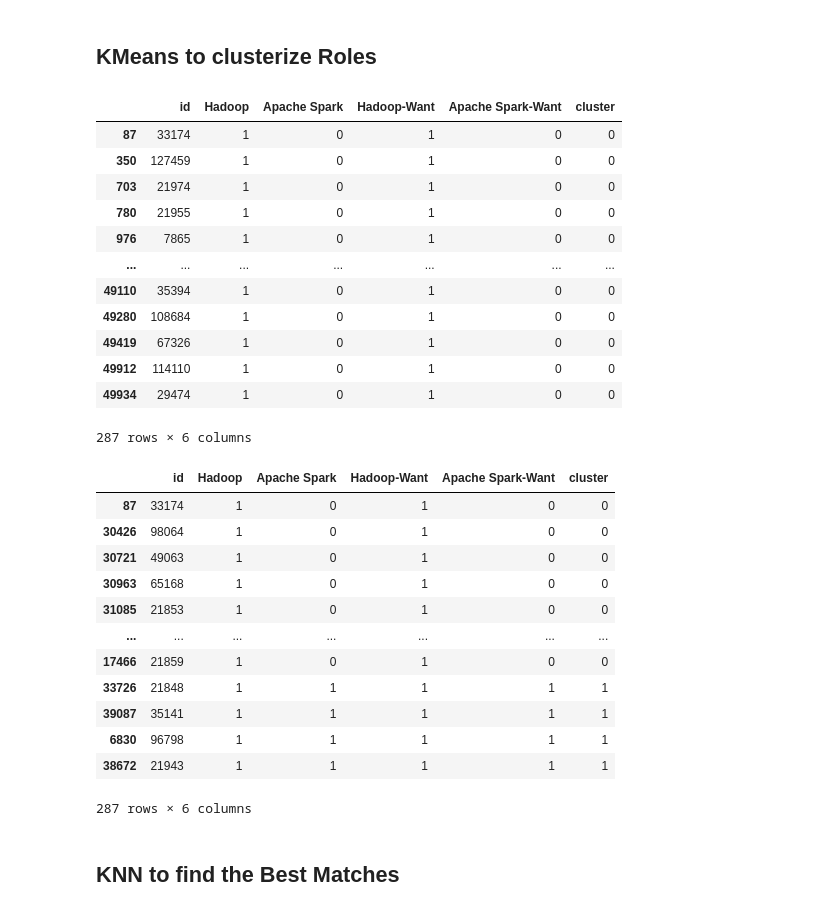
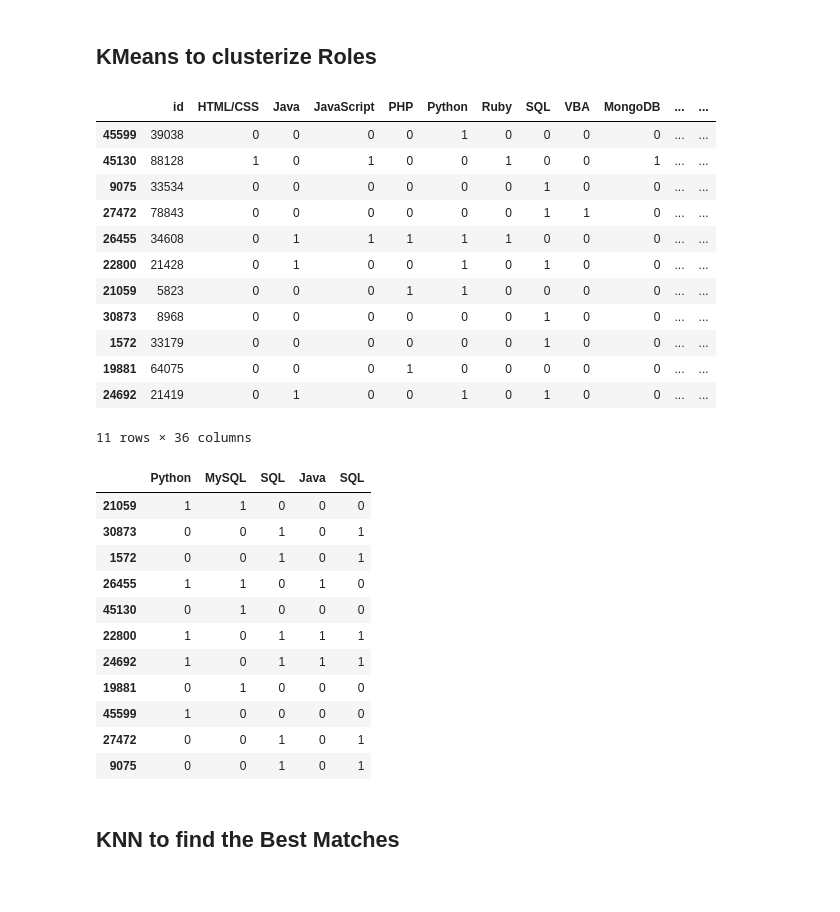
Before and after one commit to vcmueller/masterthesis, a Jupyter notebook: Model-Requirements.ipynb, the cells around one changed output. Saved outputs shown, nothing was run; the diff lists cells and outputs as text; code cells hidden in the pictures.

```diff
--- a/Model-Requirements.ipynb
+++ b/Model-Requirements.ipynb
@@ -13,8 +13,8 @@ import numpy as np
 # Get employee's profile
 
 # List skills that the person has and also the list of interests
-person_skills = ['Hadoop','Apache Spark']
-person_interests = ['Apache Spark', 'Hadoop']
+person_skills = ['Python','MySQL','SQL','Java','Microsoft Azure','Kubernetes','Docker']
+person_interests = ['SQL']
 level_requirement = 'Architect'#'Mid-level' # not used in this match
 
 # All skills available
@@ -98,11 +118,13 @@ Name: 660, Length: 50000, dtype: object
 #skills_df = pandas.read_csv(filepath_or_buffer="data/skill-list.csv", sep=",", encoding="latin1")
 #skills_df
 
+df = df.sample(100)
+
 # Get only positions with skills that are mapped
-#skills = skills_df['skill']
+skills = skills_df['skill']
 
 # Get only skills that are relevant for the person
-skills = person_all_skills
+#skills = person_all_skills
 
 # Account for synonyms
 synonym_skill = skills_df['synonym']
@@ -137,0 +155,13 @@ See the caveats in the documentation: https://pandas.pydata.org/pandas-docs/stab
+# %%
+
+# Remove rows where the person's skills is not mentioned
+df = df.loc[(df[person_all_skills] != 0).any(axis=1)]
+#df
+other_skills = [x for x in list(df.columns.values) if x not in person_all_skills]
+
+# Remove columns where all values are 0 - unless they are one of the person's skills
+df = df.loc[:, (df != 0).any(axis=0)]
+
+## need to add logic to not remove the person's skills
+
+df
@@ -139,6 +182,8 @@ See the caveats in the documentation: https://pandas.pydata.org/pandas-docs/stab
 #synonym_skill[skills.index("Python")]
 #skills[find_index(skills, "Microsoft Azure")].lower()
 #skills
+
+skills = columns = list(df.drop(columns=['id','Skills']).columns)
 
 # Remove unused columns and replicate skills columns to interests
 for skill in skills:
@@ -261,39 +323,39 @@ df_clusters = df
 df_clusters["cluster"] = clusters
 df_clusters
 # %% [output]
-|  | id | Hadoop | Apache Spark | Hadoop-Want | Apache Spark-Want | cluster |
-| 87 | 33174 | 1 | 0 | 1 | 0 | 0 |
-| 350 | 127459 | 1 | 0 | 1 | 0 | 0 |
-| 703 | 21974 | 1 | 0 | 1 | 0 | 0 |
-| 780 | 21955 | 1 | 0 | 1 | 0 | 0 |
-| 976 | 7865 | 1 | 0 | 1 | 0 | 0 |
-| ... | ... | ... | ... | ... | ... | ... |
-| 49110 | 35394 | 1 | 0 | 1 | 0 | 0 |
-| 49280 | 108684 | 1 | 0 | 1 | 0 | 0 |
-| 49419 | 67326 | 1 | 0 | 1 | 0 | 0 |
-| 49912 | 114110 | 1 | 0 | 1 | 0 | 0 |
-| 49934 | 29474 | 1 | 0 | 1 | 0 | 0 |
+|  | id | HTML/CSS | Java | JavaScript | PHP | Python | Ruby | SQL | VBA | MongoDB | ... | ... |
+| 45599 | 39038 | 0 | 0 | 0 | 0 | 1 | 0 | 0 | 0 | 0 | ... | ... |
+| 45130 | 88128 | 1 | 0 | 1 | 0 | 0 | 1 | 0 | 0 | 1 | ... | ... |
+| 9075 | 33534 | 0 | 0 | 0 | 0 | 0 | 0 | 1 | 0 | 0 | ... | ... |
+| 27472 | 78843 | 0 | 0 | 0 | 0 | 0 | 0 | 1 | 1 | 0 | ... | ... |
+| 26455 | 34608 | 0 | 1 | 1 | 1 | 1 | 1 | 0 | 0 | 0 | ... | ... |
+| 22800 | 21428 | 0 | 1 | 0 | 0 | 1 | 0 | 1 | 0 | 0 | ... | ... |
+| 21059 | 5823 | 0 | 0 | 0 | 1 | 1 | 0 | 0 | 0 | 0 | ... | ... |
+| 30873 | 8968 | 0 | 0 | 0 | 0 | 0 | 0 | 1 | 0 | 0 | ... | ... |
+| 1572 | 33179 | 0 | 0 | 0 | 0 | 0 | 0 | 1 | 0 | 0 | ... | ... |
+| 19881 | 64075 | 0 | 0 | 0 | 1 | 0 | 0 | 0 | 0 | 0 | ... | ... |
+| 24692 | 21419 | 0 | 1 | 0 | 0 | 1 | 0 | 1 | 0 | 0 | ... | ... |
-287 rows × 6 columns
+11 rows × 36 columns
 # %%
 #print(df_clusters.drop(columns=["ResponseId","YearsCodePro","Skills-Have","Skills-Want"]).drop_duplicates().count())
 #print(df_clusters['cluster'].max())
 
 roles_df = df_clusters.sort_values("cluster")
-roles_df
+list_of_skills = [x for x in person_all_skills if x in list(roles_df.columns.values)]
+roles_df[list_of_skills]
 # %% [output]
-|  | id | Hadoop | Apache Spark | Hadoop-Want | Apache Spark-Want | cluster |
-| 87 | 33174 | 1 | 0 | 1 | 0 | 0 |
-| 30426 | 98064 | 1 | 0 | 1 | 0 | 0 |
-| 30721 | 49063 | 1 | 0 | 1 | 0 | 0 |
-| 30963 | 65168 | 1 | 0 | 1 | 0 | 0 |
-| 31085 | 21853 | 1 | 0 | 1 | 0 | 0 |
-| ... | ... | ... | ... | ... | ... | ... |
-| 17466 | 21859 | 1 | 0 | 1 | 0 | 0 |
-| 33726 | 21848 | 1 | 1 | 1 | 1 | 1 |
-| 39087 | 35141 | 1 | 1 | 1 | 1 | 1 |
-| 6830 | 96798 | 1 | 1 | 1 | 1 | 1 |
-| 38672 | 21943 | 1 | 1 | 1 | 1 | 1 |
+|  | Python | MySQL | SQL | Java | SQL |
+| 21059 | 1 | 1 | 0 | 0 | 0 |
+| 30873 | 0 | 0 | 1 | 0 | 1 |
+| 1572 | 0 | 0 | 1 | 0 | 1 |
+| 26455 | 1 | 1 | 0 | 1 | 0 |
+| 45130 | 0 | 1 | 0 | 0 | 0 |
+| 22800 | 1 | 0 | 1 | 1 | 1 |
+| 24692 | 1 | 0 | 1 | 1 | 1 |
+| 19881 | 0 | 1 | 0 | 0 | 0 |
+| 45599 | 1 | 0 | 0 | 0 | 0 |
+| 27472 | 0 | 0 | 1 | 0 | 1 |
+| 9075 | 0 | 0 | 1 | 0 | 1 |
-287 rows × 6 columns
 # %% [markdown]
 ## KNN to find the Best Matches
 # %%
```
Also changed, not shown: parts of 14 cells of this notebook.
